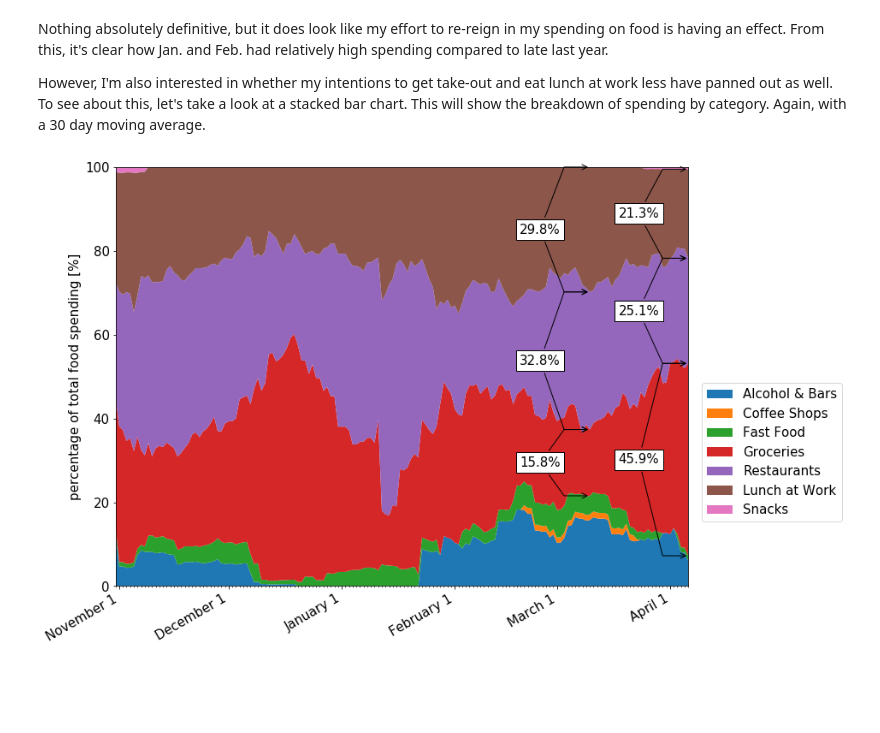
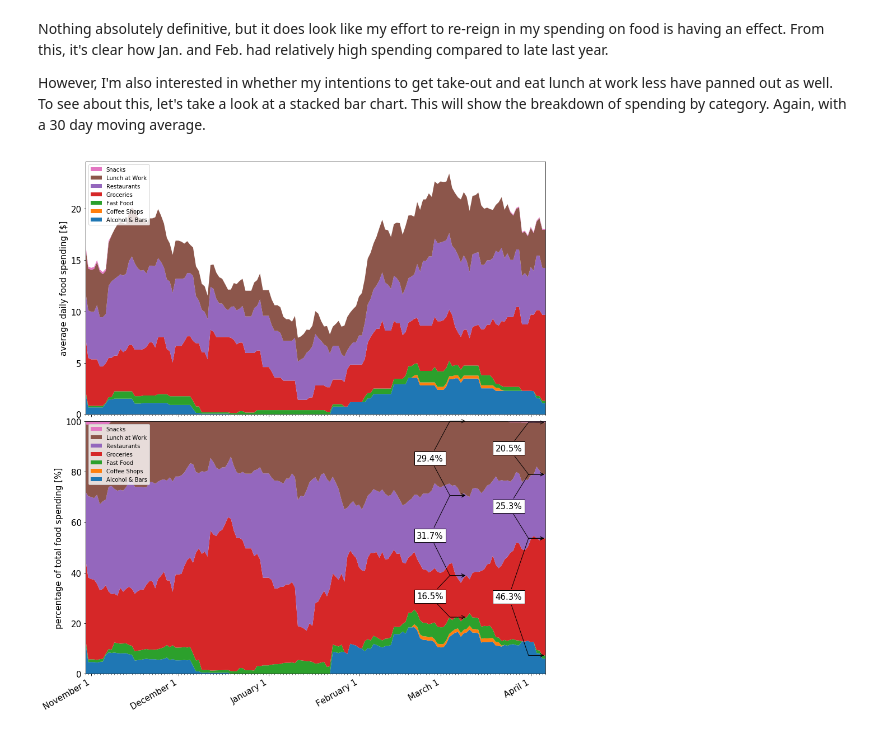
Before and after one commit to garth5689/garth5689.github.io, a Jupyter notebook: _drafts/dollars_to_doughnuts.ipynb, the cells around one changed output. Saved outputs shown, nothing was run; the diff lists cells and outputs as text; code cells hidden in the pictures; blank space fills up the shorter version.

```diff
--- a/_drafts/dollars_to_doughnuts.ipynb
+++ b/_drafts/dollars_to_doughnuts.ipynb
@@ -93,7 +97,7 @@ transactions.sort(key = lambda trans: (trans.date, trans.category))
 # %% [markdown]
 Next, let's trim our date range down to something recent.  I'll go from last October through today.
 # %%
-transactions = list(dropwhile(lambda trans: trans.date < datetime(day=1, month=10, year=2016), transactions))
+transactions = list(filter(lambda trans: trans.date >= datetime(day=1, month=10, year=2016), transactions))
 # %% [markdown]
 Now our data looks something like this:
 # %%
@@ -144,14 +148,14 @@ In this case, I'll be using a moving average to average my spending over the las
 
 For the overall spending, let's see what a 15 day moving average looks like.
 # %%
-n = 30
+time_frame = 30
 
 # index will be the date that we'll use to loop through our data
 # it starts n days from the beginning, which the first day that we
 # have enough data to average
 start = dates[0]
 end = dates[-1]
-index = start + timedelta(days = n-1)
+index = start + timedelta(days = time_frame-1)
 
 rolling = []
 rolling_dates = []
@@ -162,11 +166,12 @@ while index <= end:
     rolled_transactions = filter(lambda trans: start <= trans.date <= index, transactions)
 
     # add that average to our result list
-    rolling.append(sum([trans.amount for trans in rolled_transactions])/n)
+    rolling.append(sum([trans.amount for trans in rolled_transactions])/time_frame)
 
     # we're also keeping track of the dates for plotting later
     rolling_dates.append(index)
 
+    #move both of our indices
     index = index + timedelta(days = 1)
     start = start + timedelta(days = 1)
 # %%
@@ -187,11 +192,11 @@ Nothing absolutely definitive, but it does look like my effort to re-reign in my
 
 However, I'm also interested in whether my intentions to get take-out and eat lunch at work less have panned out as well.  To see about this, let's take a look at a stacked bar chart.  This will show the breakdown of spending by category.  Again, with a 30 day moving average.
 # %%
-n = 30
+time_frame = 30
 
 start = dates[0]
 end = dates[-1]
-index = start + timedelta(days = n)
+index = start + timedelta(days = time_frame-1)
 
 rolling = []
 rolling_dates = []
@@ -203,7 +208,7 @@ while index <= end:
 
     stack = {}
     for cat,cat_trans in groupby(rolled_transactions, lambda trans: trans.category):
-        stack[cat] = sum([trans.amount for trans in cat_trans])/n
+        stack[cat] = sum([trans.amount for trans in cat_trans])/time_frame
 
     rolling.append([float(stack[cat]) if cat in stack else float(0) for cat in food_categories])
     rolling_dates.append(index)
@@ -230,39 +235,48 @@ def add_braces(ax, text, x0, y0, x1, y1, y2):
                 bbox=dict(boxstyle='square', fc='white'),
                 arrowprops=dict(arrowstyle="->",
                                 connectionstyle="arc, armB=-30"))
 
 y = np.row_stack(list(zip(*rolling)))
 percent = y /  y.sum(axis=0).astype(float) * 100
 
-fig, ax = plt.subplots(1, facecolor='white')
-ax.stackplot(rolling_dates, percent)
-ax.legend(food_categories,bbox_to_anchor=(1.28, .5))
-ax.xaxis.set_major_locator(months)
-ax.xaxis.set_major_formatter(monthFmt)
-ax.xaxis.set_minor_locator(days)
-fig.autofmt_xdate()
-plt.ylabel("percentage of total food spending [%]")
+fig, (ax2, ax) = plt.subplots(2, facecolor='white', sharex=True, figsize=(12,16))
+plt.tight_layout(pad=0, w_pad=0.5, h_pad=0)
+k = ax.stackplot(rolling_dates, percent)
+handles, labels = ax.get_legend_handles_labels()
+ax.legend(handles = k[::-1], labels = food_categories[::-1], prop={'size':10}, loc=2)
+ax.set_ylabel("percentage of total food spending [%]")
 ax.set_xlim([rolling_dates[0],rolling_dates[-1]])
 ax.set_ylim([0,100])
+
+k = ax2.stackplot(rolling_dates, y)
+handles, labels = ax2.get_legend_handles_labels()
+ax2.legend(handles = k[::-1], labels = food_categories[::-1], prop={'size':10}, loc=2)
+ax2.xaxis.set_major_locator(months)
+ax2.xaxis.set_major_formatter(monthFmt)
+ax2.xaxis.set_minor_locator(days)
+fig.autofmt_xdate()
+ax2.set_ylabel("average daily food spending [$]")
+
+
 
 date_1 = datetime(day=10, month=3, year=2017)
 date_1_index = rolling_dates.index(date_1)
 
 accu = list(accumulate([percent[i][date_1_index] for i in range(7)]))
 
 for i in [2,3,4]:
     add_braces(ax,"{0:.1f}%".format(accu[i+1]-accu[i]),(date_1 - timedelta(days = 8)),(accu[i+1]-accu[i])/2 + accu[i],date_1,accu[i],accu[i+1])
 
 
 date_2 = rolling_dates[-1]
 date_2_index = rolling_dates.index(date_2)
 
 accu = list(accumulate([percent[i][date_2_index] for i in range(7)]))
 
 for i in [2,3,4]:
     add_braces(ax,"{0:.1f}%".format(accu[i+1]-accu[i]),(date_2 - timedelta(days = 8)),(accu[i+1]-accu[i])/2 + accu[i],date_2,accu[i],accu[i+1])
 
 
 plt.show()
 # %% [output]
-[figure, old version]
+[figure, new version]
```
Also changed, not shown: parts of 12 cells of this notebook, 13 other files.
